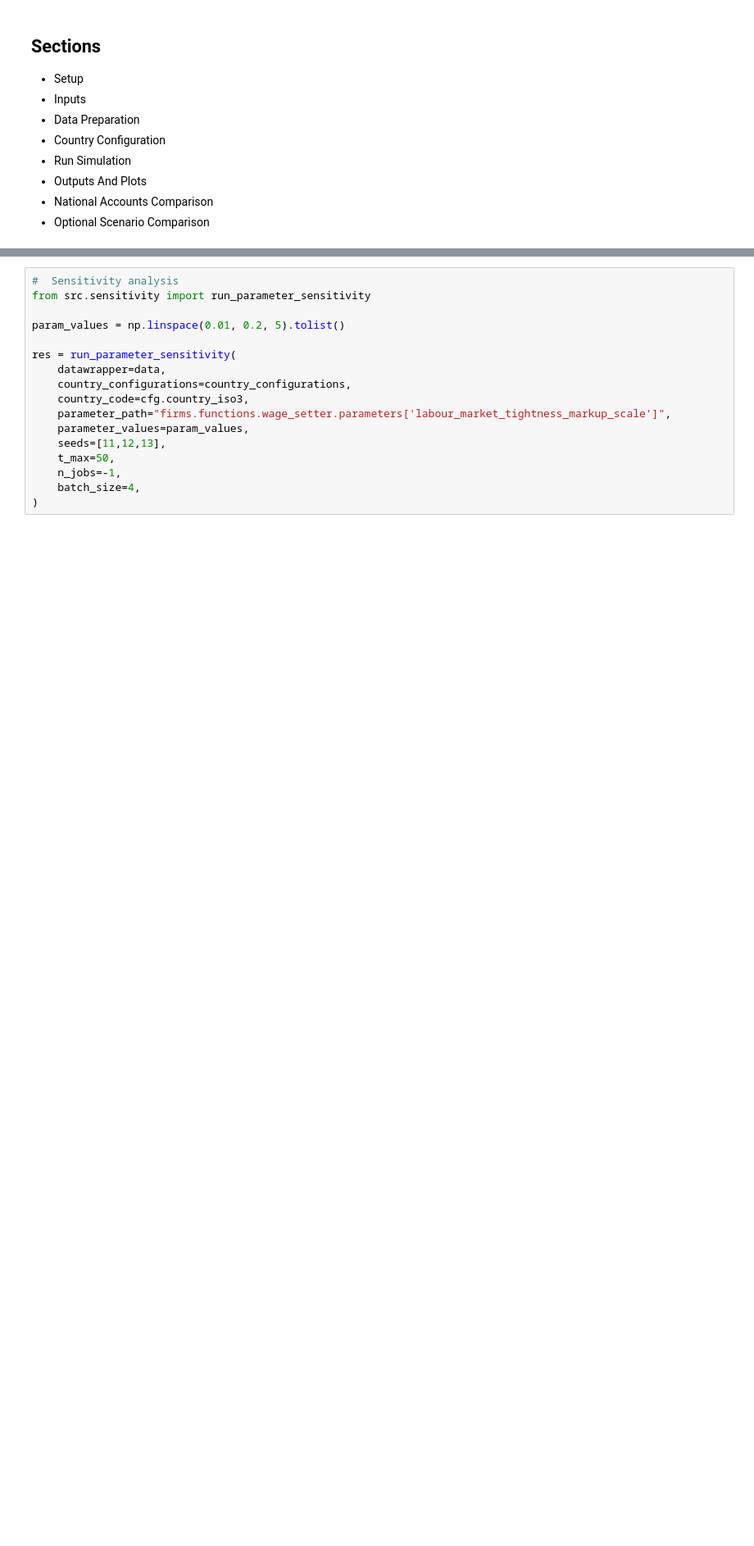
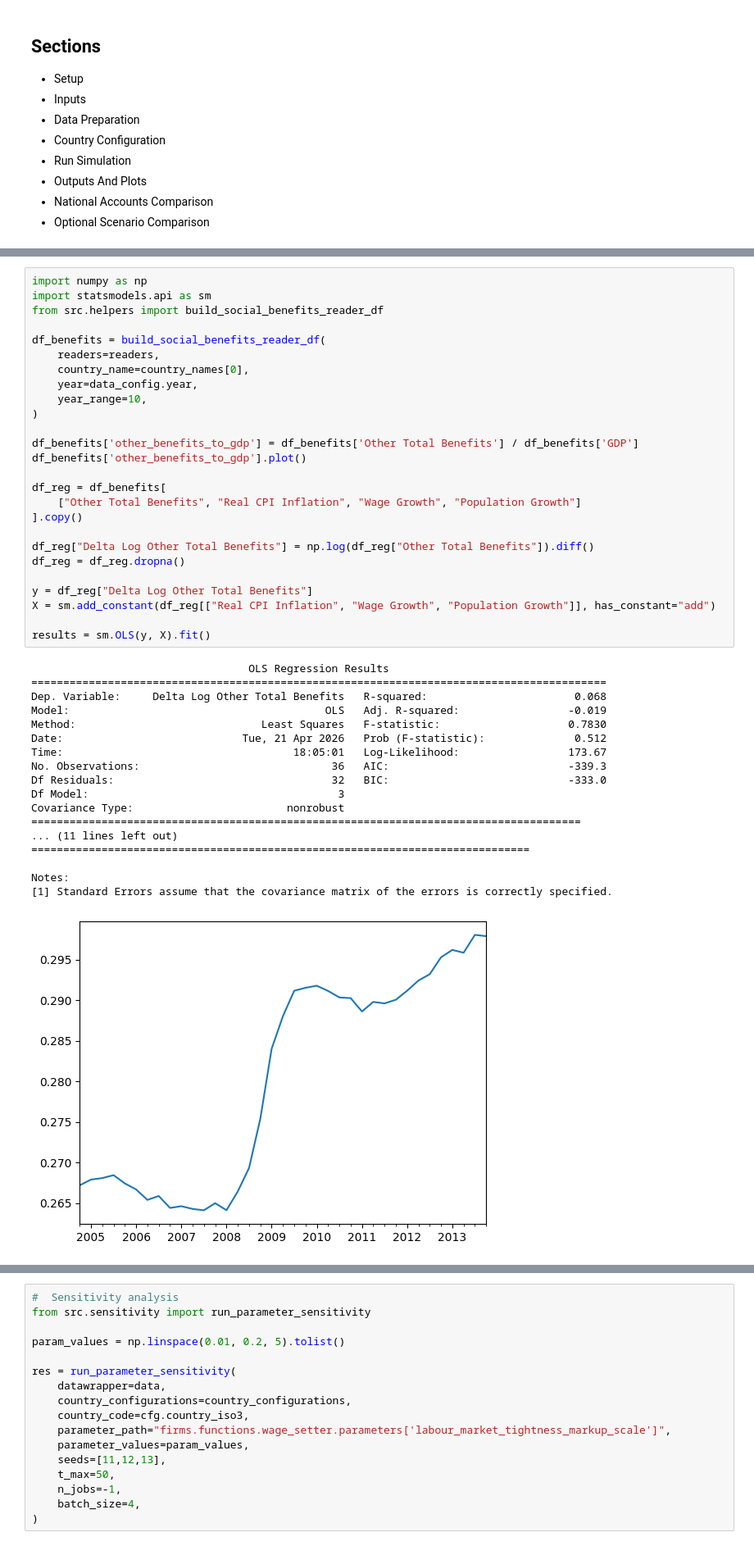
Before and after one commit to INET-Complexity/INET-consumption, a Jupyter notebook: run_model/run_model.ipynb, the cells around one changed output, grey strips where cells are left out. Shown at 82% size. Drawn from its saved outputs; the diff is of its cells as text; blank space fills up the shorter version.

```diff
--- a/run_model/run_model.ipynb
+++ b/run_model/run_model.ipynb
@@ -194,0 +295,45 @@ Simulation complete. Output saved to: /Users/andone/Documents/python_projects/ma
+# %%
+import numpy as np
+import statsmodels.api as sm
+from src.helpers import build_social_benefits_reader_df
+
+df_benefits = build_social_benefits_reader_df(
+    readers=readers,
+    country_name=country_names[0],
+    year=data_config.year,
+    year_range=10,
+)
+
+df_benefits['other_benefits_to_gdp'] = df_benefits['Other Total Benefits'] / df_benefits['GDP']
+df_benefits['other_benefits_to_gdp'].plot()
+
+df_reg = df_benefits[
+    ["Other Total Benefits", "Real CPI Inflation", "Wage Growth", "Population Growth"]
+].copy()
+
+df_reg["Delta Log Other Total Benefits"] = np.log(df_reg["Other Total Benefits"]).diff()
+df_reg = df_reg.dropna()
+
+y = df_reg["Delta Log Other Total Benefits"]
+X = sm.add_constant(df_reg[["Real CPI Inflation", "Wage Growth", "Population Growth"]], has_constant="add")
+
+results = sm.OLS(y, X).fit()
+# %% [output]
+                                  OLS Regression Results
+==========================================================================================
+Dep. Variable:     Delta Log Other Total Benefits   R-squared:                       0.068
+Model:                                        OLS   Adj. R-squared:                 -0.019
+Method:                             Least Squares   F-statistic:                    0.7830
+Date:                            Tue, 21 Apr 2026   Prob (F-statistic):              0.512
+Time:                                    18:05:01   Log-Likelihood:                 173.67
+No. Observations:                              36   AIC:                            -339.3
+Df Residuals:                                  32   BIC:                            -333.0
+Df Model:                                       3
+Covariance Type:                        nonrobust
+======================================================================================
+... (11 lines left out)
+==============================================================================
+
+Notes:
+[1] Standard Errors assume that the covariance matrix of the errors is correctly specified.
+[figure, added]
```
Also changed, not shown: parts of 23 cells of this notebook.
